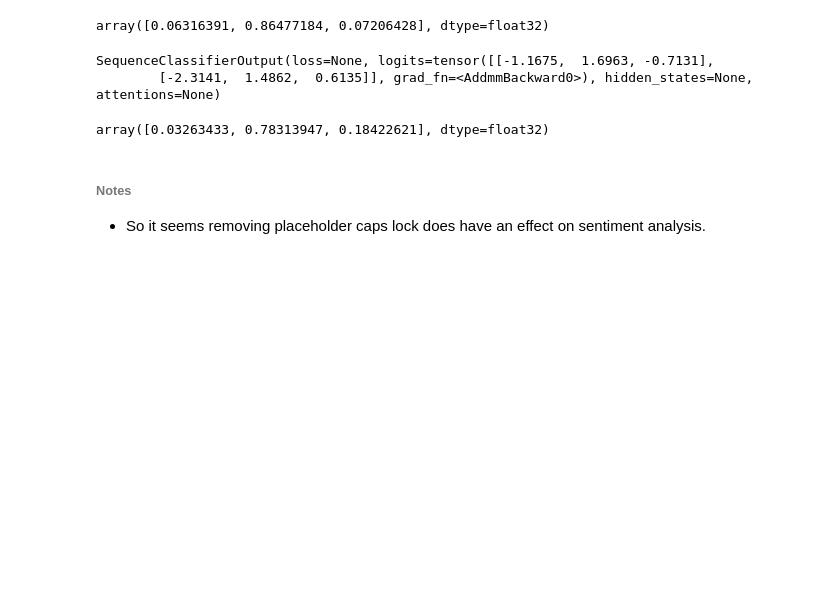
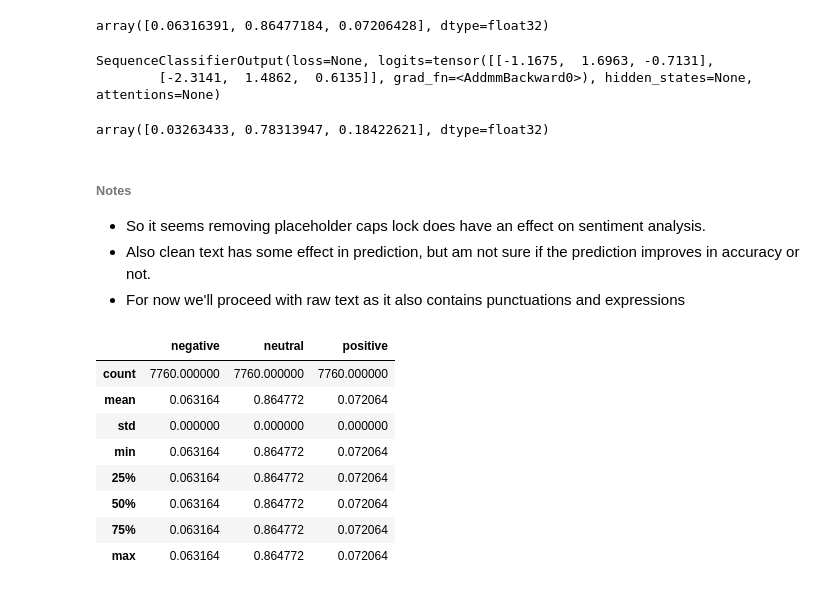
Before and after one commit to gaurangdave/Aletheia, a Jupyter notebook: notebooks/sentiment_analysis.ipynb, the cells around one changed output. Saved outputs shown, nothing was run; the diff lists cells and outputs as text; code cells hidden in the pictures; blank space fills up the shorter version.

```diff
--- a/notebooks/sentiment_analysis.ipynb
+++ b/notebooks/sentiment_analysis.ipynb
@@ -135,7 +261,7 @@ Some weights of the model checkpoint at cardiffnlp/twitter-roberta-base-sentimen
 # %% [markdown]
 ### Reading Data
 # %%
-data = pd.read_csv("../data/apify_text_topics_v2.csv")
+data = pd.read_csv(input_file)
 data.head()
 # %% [output]
 |  | url | author | date | title | soft_title | description | text | day | month | year | ... |
@@ -171,7 +297,7 @@ SequenceClassifierOutput(loss=None, logits=tensor([[-0.7919,  1.6844, -1.0441],
         [-1.1643,  1.6180, -0.6690]], grad_fn=<AddmmBackward0>), hidden_states=None, attentions=None)
 array([0.06316391, 0.86477184, 0.07206428], dtype=float32)
 # %%
-sentiments = predict_sentiment(sample_clean_text, model, tokenizer)
+sentiments = predict_sentiment_using_roberta(sample_clean_text, model, tokenizer)
 sentiments
 # %% [output]
 SequenceClassifierOutput(loss=None, logits=tensor([[-1.1675,  1.6963, -0.7131],
@@ -180,3 +306,29 @@ array([0.03263433, 0.78313947, 0.18422621], dtype=float32)
 # %% [markdown]
 ###### Notes
 * So it seems removing placeholder caps lock does have an effect on sentiment analysis.
+* Also clean text has some effect in prediction, but am not sure if the prediction improves in accuracy or not.
+* For now we'll proceed with raw text as it also contains punctuations and expressions
+# %%
+## lets run the sentiment analysis on the entire dataset
+def map_sentiment_analysis(row):
+    text = sample_row['text'].values[0]
+    sentiments = predict_sentiment_using_roberta(text, model, tokenizer)
+    return pd.Series({
+        "negative": sentiments[0],
+        "neutral": sentiments[1],
+        "positive": sentiments[2]
+    })
+# %%
+sentiments = data.apply(map_sentiment_analysis, axis=1)
+# %%
+sentiments.describe()
+# %% [output]
+|  | negative | neutral | positive |
+| count | 7760.000000 | 7760.000000 | 7760.000000 |
+| mean | 0.063164 | 0.864772 | 0.072064 |
+| std | 0.000000 | 0.000000 | 0.000000 |
+| min | 0.063164 | 0.864772 | 0.072064 |
+| 25% | 0.063164 | 0.864772 | 0.072064 |
+| 50% | 0.063164 | 0.864772 | 0.072064 |
+| 75% | 0.063164 | 0.864772 | 0.072064 |
+| max | 0.063164 | 0.864772 | 0.072064 |
```
Also changed, not shown: parts of 28 cells of this notebook, 2 other files.
